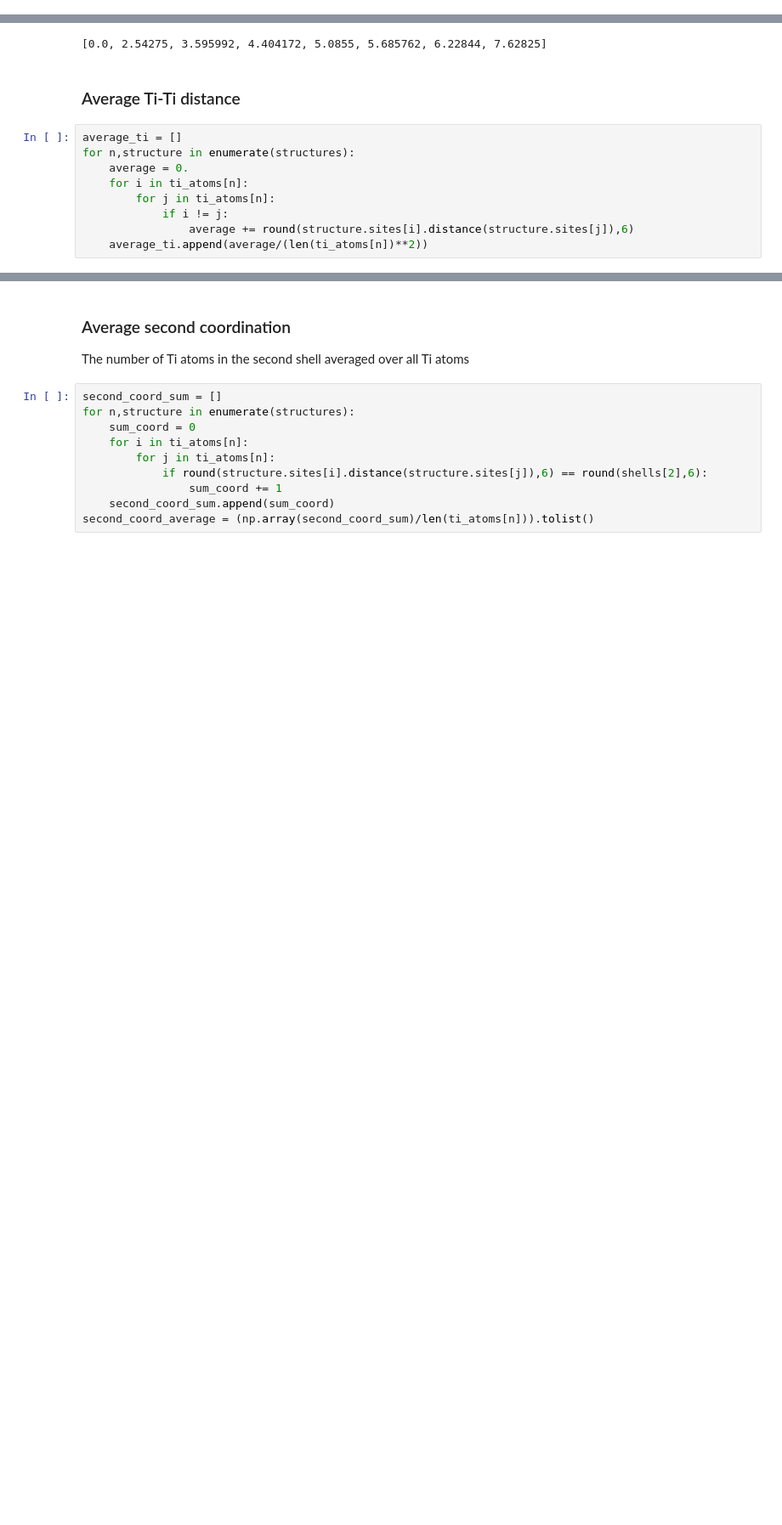
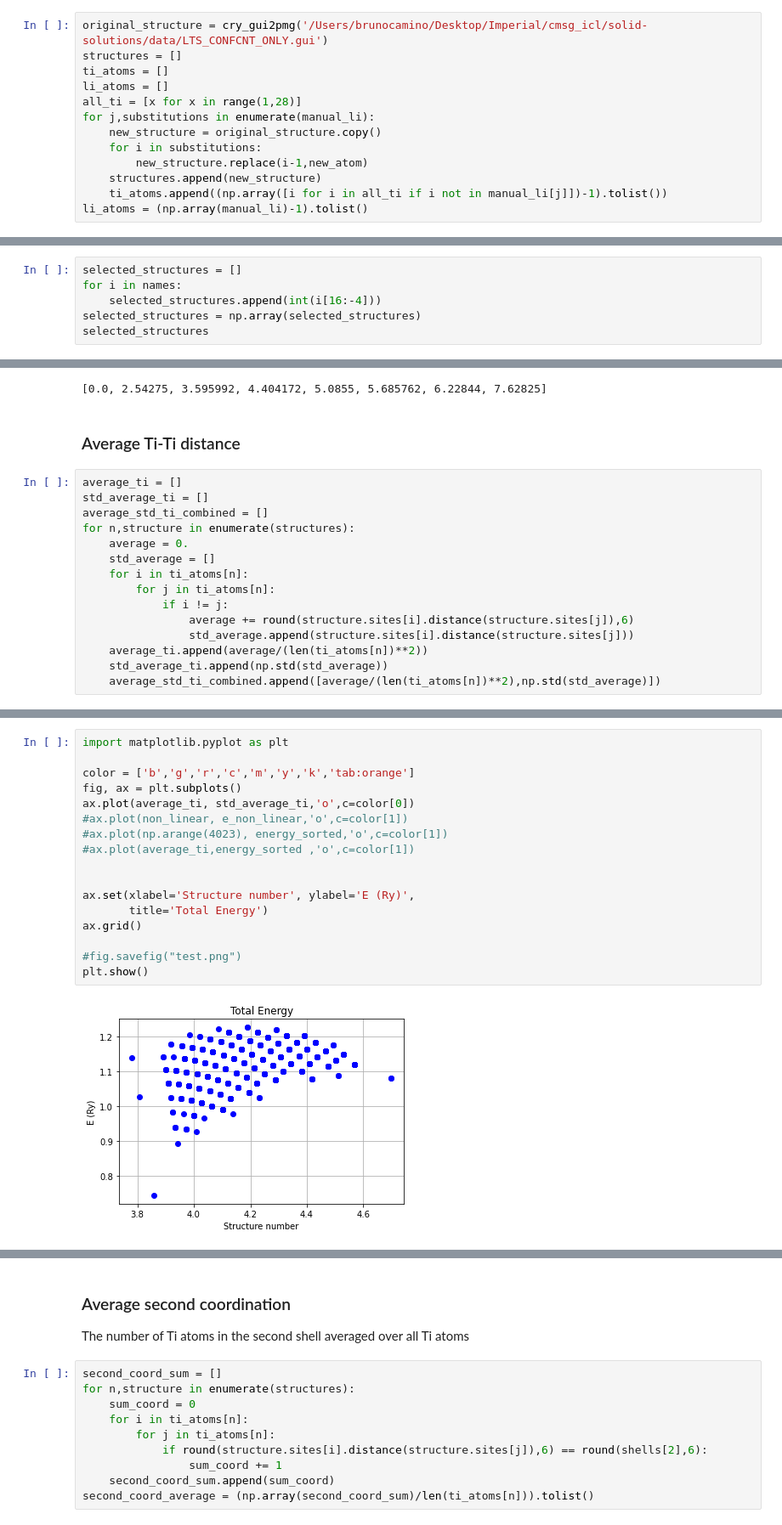
Before and after one commit to cmsg-icl/solid-solutions, a Jupyter notebook: Structure_analysis.ipynb, the cells around one changed output, grey strips where cells are left out. Shown at 85% size. Drawn from its saved outputs; the diff is of its cells as text; blank space fills up the shorter version.

```diff
--- a/Structure_analysis.ipynb
+++ b/Structure_analysis.ipynb
@@ -115,0 +40,13 @@ structures = selected_structures'''
+# %%
+original_structure = cry_gui2pmg('/Users/brunocamino/Desktop/Imperial/cmsg_icl/solid-solutions/data/LTS_CONFCNT_ONLY.gui')
+structures = []
+ti_atoms = []
+li_atoms = []
+all_ti = [x for x in range(1,28)]
+for j,substitutions in enumerate(manual_li):
+    new_structure = original_structure.copy()
+    for i in substitutions:
+        new_structure.replace(i-1,new_atom)
+    structures.append(new_structure)
+    ti_atoms.append((np.array([i for i in all_ti if i not in manual_li[j]])-1).tolist())
+li_atoms = (np.array(manual_li)-1).tolist()
@@ -115,0 +75,6 @@ structures = selected_structures'''
+# %%
+selected_structures = []
+for i in names:
+    selected_structures.append(int(i[16:-4]))
+selected_structures = np.array(selected_structures)
+selected_structures
@@ -149,11 +99,17 @@ shells
 ### Average Ti-Ti distance
 # %%
 average_ti = []
+std_average_ti = []
+average_std_ti_combined = []
 for n,structure in enumerate(structures):
     average = 0.
+    std_average = []
     for i in ti_atoms[n]:
         for j in ti_atoms[n]:
             if i != j:
                 average += round(structure.sites[i].distance(structure.sites[j]),6)
+                std_average.append(structure.sites[i].distance(structure.sites[j]))
     average_ti.append(average/(len(ti_atoms[n])**2))
+    std_average_ti.append(np.std(std_average))
+    average_std_ti_combined.append([average/(len(ti_atoms[n])**2),np.std(std_average)])
 # %%
@@ -160,0 +135,19 @@ for n,structure in enumerate(structures):
+# %%
+import matplotlib.pyplot as plt
+
+color = ['b','g','r','c','m','y','k','tab:orange']
+fig, ax = plt.subplots()
+ax.plot(average_ti, std_average_ti,'o',c=color[0])
+#ax.plot(non_linear, e_non_linear,'o',c=color[1])
+#ax.plot(np.arange(4023), energy_sorted,'o',c=color[1])
+#ax.plot(average_ti,energy_sorted ,'o',c=color[1])
+
+
+ax.set(xlabel='Structure number', ylabel='E (Ry)',
+       title='Total Energy')
+ax.grid()
+
+#fig.savefig("test.png")
+plt.show()
+# %% [output]
+[figure, added]
```
Also changed, not shown: parts of 135 cells of this notebook.
